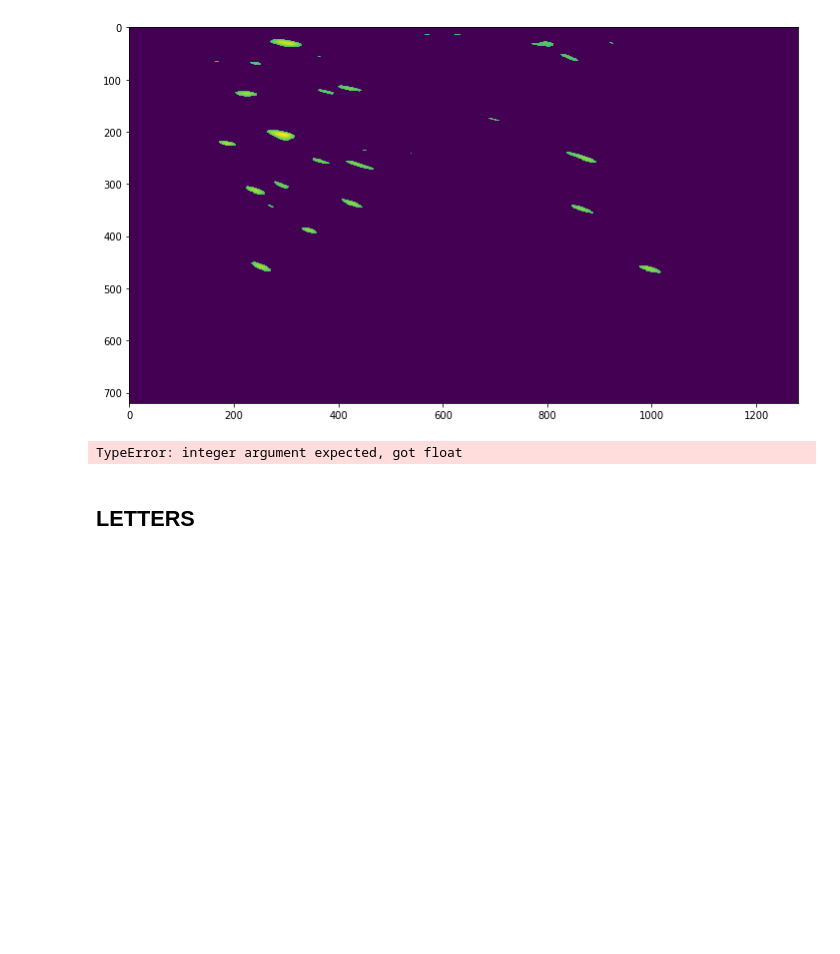
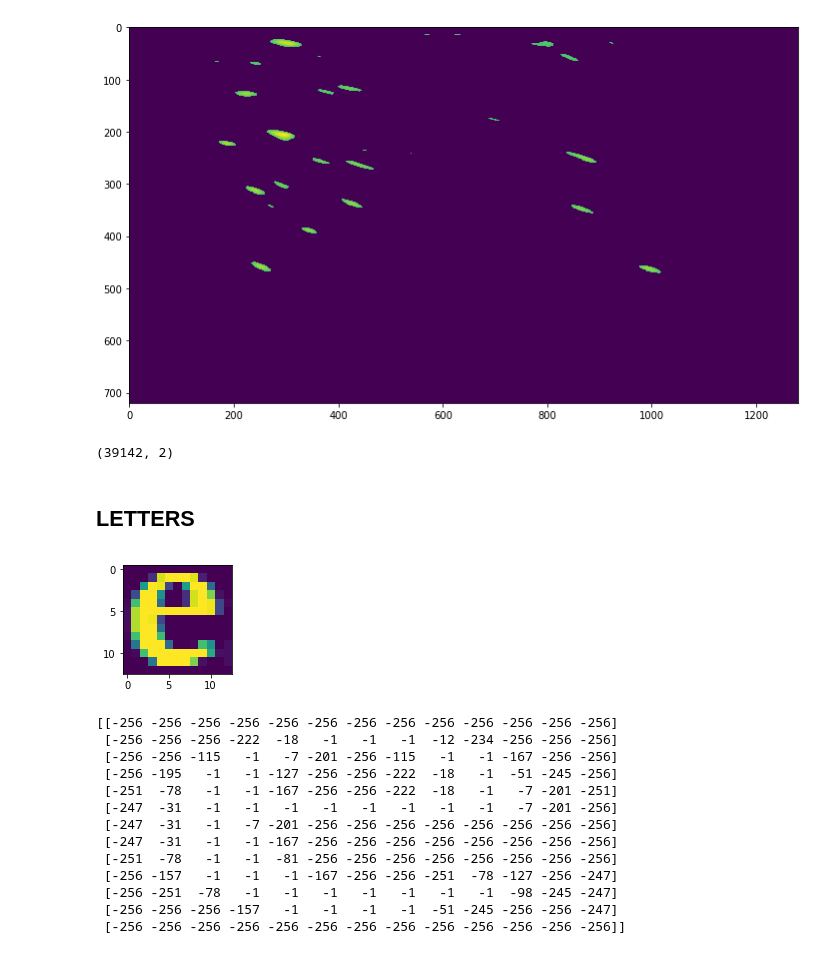
Before and after one commit to jasieksz/mownit, a Jupyter notebook: lab9/lab9_fft.ipynb, the cells around one changed output. Cells and saved outputs as stored; diff of their text form; code cells hidden in the pictures; blank space fills up the shorter version.

```diff
--- a/lab9/lab9_fft.ipynb
+++ b/lab9/lab9_fft.ipynb
@@ -43,9 +52,11 @@ showImage(pc)
 # %% [output]
 [figure]
-# %%
-ndimage.find_objects(pc)
-# %% [output]
-TypeError: integer argument expected, got float
+# %%
+from skimage.feature import peak_local_max
+xy = peak_local_max(pc)
+print(xy.shape)
+# %% [output]
+(39142, 2)
 # %% [markdown]
 ## LETTERS
 # %%
@@ -53,4 +64,22 @@ image2 = ndimage.imread('galia.png', mode='I')
 pattern2 = ndimage.imread('galia_e.png', mode='I')
 image2 = np.invert(image2)
 pattern2 = np.invert(pattern2)
+# %%
+showImage(pattern2, 2, '')
+print(pattern2)
+# %% [output]
+[figure, added]
+[[-256 -256 -256 -256 -256 -256 -256 -256 -256 -256 -256 -256 -256]
+ [-256 -256 -256 -222  -18   -1   -1   -1  -12 -234 -256 -256 -256]
+ [-256 -256 -115   -1   -7 -201 -256 -115   -1   -1 -167 -256 -256]
+ [-256 -195   -1   -1 -127 -256 -256 -222  -18   -1  -51 -245 -256]
+ [-251  -78   -1   -1 -167 -256 -256 -222  -18   -1   -7 -201 -251]
+ [-247  -31   -1   -1   -1   -1   -1   -1   -1   -1   -7 -201 -256]
+ [-247  -31   -1   -7 -201 -256 -256 -256 -256 -256 -256 -256 -256]
+ [-247  -31   -1   -1 -167 -256 -256 -256 -256 -256 -256 -256 -256]
+ [-251  -78   -1   -1  -81 -256 -256 -256 -256 -256 -256 -256 -256]
+ [-256 -157   -1   -1   -1 -167 -256 -256 -251  -78 -127 -256 -247]
+ [-256 -251  -78   -1   -1   -1   -1   -1   -1   -1  -98 -245 -247]
+ [-256 -256 -256 -157   -1   -1   -1   -1  -51 -245 -256 -256 -247]
+ [-256 -256 -256 -256 -256 -256 -256 -256 -256 -256 -256 -256 -256]]
 # %%
```
Also changed, not shown: parts of 8 cells of this notebook, 1 other file.
